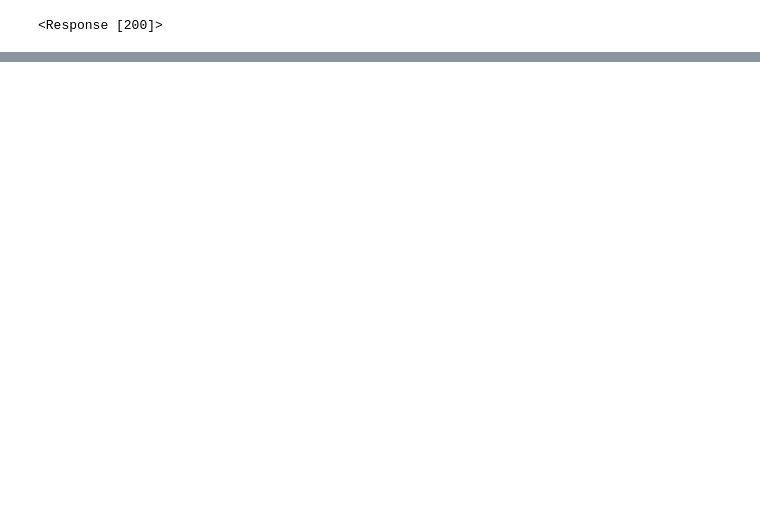
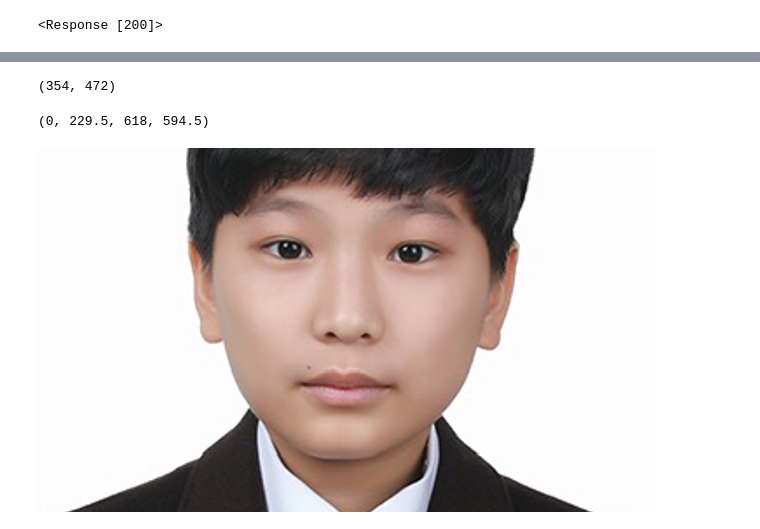
Before and after one commit to yoonhero/semsem, a Jupyter notebook: caricature/test.ipynb, the cells around one changed output, grey strips where cells are left out. Cells and saved outputs as stored; diff of their text form; code cells hidden in the pictures; blank space fills up the shorter version.

```diff
--- a/caricature/test.ipynb
+++ b/caricature/test.ipynb
@@ -34,0 +41,27 @@ image.save("result.jpg")
+# %%
+from PIL import Image
+
+sample = Image.open("./test_img.JPG")
+
+w, h = sample.size
+
+w, h
+# %% [output]
+(354, 472)
+# %%
+
+target_width = 618
+new_height = int(target_width / w * h)
+
+new_size = (target_width, new_height)
+
+sample = sample.resize(new_size, resample=Image.Resampling.NEAREST)
+# %%
+crop_area = (0, new_height/2-365/2,618, new_height/2+365/2)
+crop_area
+# %% [output]
+(0, 229.5, 618, 594.5)
+# %%
+sample.crop(crop_area)
+# %% [output]
+[figure, added]
```
Also changed, not shown: parts of 3 cells of this notebook, 11 other files.
